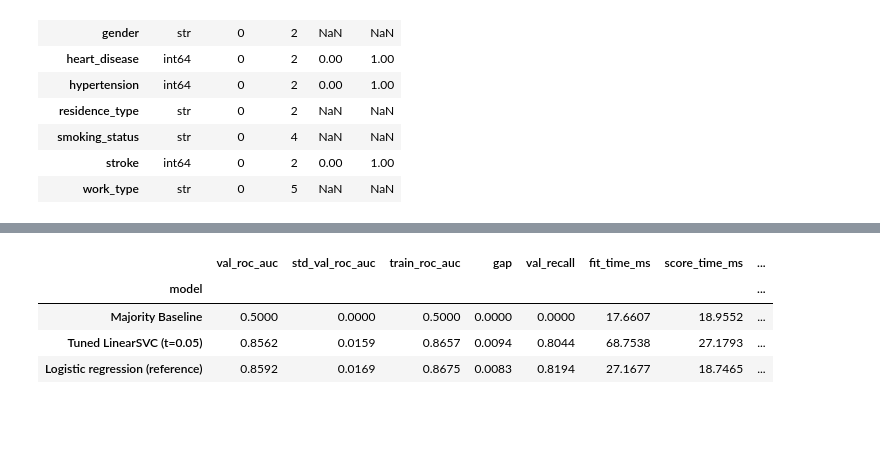
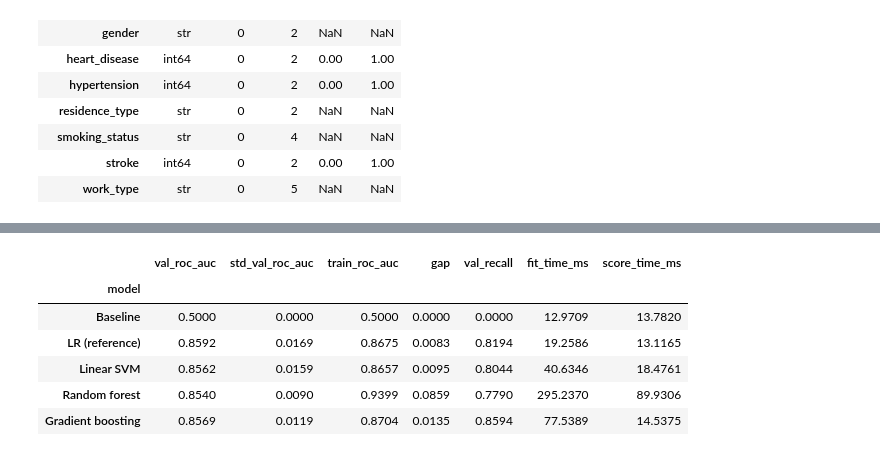
Before and after one commit to Lightfoot7/A.I.-Best-Team, a Jupyter notebook: Main (2).ipynb, the cells around one changed output, grey strips where cells are left out. Cells and saved outputs as stored; diff of their text form; code cells hidden in the pictures; blank space fills up the shorter version.

Commit message:
RF and GB in main, single models list and plots.

```diff
--- a/Main (2).ipynb
+++ b/Main (2).ipynb
@@ -674,29 +676,63 @@ def evaluate_model(name, model):
         "score_time_ms": r["score_time"].mean() * 1000,
         "val_roc_auc_folds": r["test_roc_auc"]}
 # %%
-# Just put tuned model + preprocessor.
+# Tuned pipelines
+# preprocessing (preprocess_flag) so they are compared eqally.
 
-rows = []
-baseline = Pipeline([("preprocess", preprocess_flag), ("model", DummyClassifier(strategy="prior"))])
-svm_pipe = Pipeline([
-    ("preprocess", preprocess_flag),
-    ("model", CalibratedClassifierCV(
-        LinearSVC(C=0.01, class_weight={0: 1, 1: 10}, penalty="l2", loss="hinge",
-                  dual=True, max_iter=10000),
-        method="sigmoid", cv=5)),
-])
-tunedLinearSVM = FixedThresholdClassifier(svm_pipe, threshold=0.05, response_method="predict_proba")
+def make_pipe(model):
+    """Shared preprocessing followed by the given model."""
+    return Pipeline([("preprocess", preprocess_flag), ("model", model)])
 
-rows.append(evaluate_model("Majority Baseline", baseline))
-# rows.append(evaluate_model("Tuned LinearSVC (t=0.05)", tunedLinearSVM)) George, you can add this to the table if you want
+class BalancedGB(GradientBoostingClassifier):
+    """Gradient boosting that gives stroke cases more weight.
+    GradientBoostingClassifier has no class_weight option, so balanced
+    sample weights are computed from the rows it is fitted on."""
+    def fit(self, X, y, sample_weight=None):
+        return super().fit(X, y, sample_weight=compute_sample_weight("balanced", y))
 
-lr = Pipeline([("preprocess", preprocess_flag), ("model", LogisticRegression(max_iter=3000, class_weight="balanced", random_state=0))])
+# Majority baseline
+baseline = make_pipe(DummyClassifier(strategy="prior"))
+
+# Logistic regression reference
+lr = make_pipe(LogisticRegression(max_iter=3000, class_weight="balanced", random_state=0))
 search = GridSearchCV(lr, {"model__C": np.logspace(-3, 3, 7)}, cv=cv, scoring=METRIC)
 search.fit(X_train, y_train)
-print("best C:", search.best_params_)
+print("LR best C:", search.best_params_)
 lr_best = search.best_estimator_
 
-rows.append(evaluate_model("Logistic regression (reference)", lr_best))
+# Linear SVM
+svm = LinearSVC(C=0.01, class_weight={0: 1, 1: 10}, loss="hinge", dual=True, max_iter=10000)
+svm_calibrated = make_pipe(CalibratedClassifierCV(svm, method="sigmoid", cv=5))
+svm_best = FixedThresholdClassifier(svm_calibrated, threshold=0.05, response_method="predict_proba")
 
-pd.DataFrame(rows).set_index("model").round(4)
+# Random forest
+rf_best = make_pipe(RandomForestClassifier(
+    n_estimators=200,
+    max_features=10,
+    min_samples_leaf=20,
+    class_weight="balanced",
+    random_state=0,
+    n_jobs=-1,
+))
+
+# Gradient boosting
+gb_best = make_pipe(BalancedGB(
+    n_estimators=50,
+    learning_rate=0.1,
+    max_depth=1,
+    random_state=0,
+))
+
+# Every tool below
+models = [
+    ("Baseline", baseline),
+    ("LR (reference)", lr_best),
+    ("Linear SVM", svm_best),
+    ("Random forest", rf_best),
+    ("Gradient boosting", gb_best),
+]
+
+# Cross-validated scores for every model
+rows = [evaluate_model(name, model) for name, model in models]
+pd.DataFrame(rows).set_index("model").drop(columns="val_roc_auc_folds").round(4)
 # %% [output]
@@ -704,5 +740,7 @@ best C: {'model__C': np.float64(0.01)}
-|  | val_roc_auc | std_val_roc_auc | train_roc_auc | gap | val_recall | fit_time_ms | score_time_ms | ... |
-| model |  |  |  |  |  |  |  | ... |
-| Majority Baseline | 0.5000 | 0.0000 | 0.5000 | 0.0000 | 0.0000 | 17.6607 | 18.9552 | ... |
-| Tuned LinearSVC (t=0.05) | 0.8562 | 0.0159 | 0.8657 | 0.0094 | 0.8044 | 68.7538 | 27.1793 | ... |
-| Logistic regression (reference) | 0.8592 | 0.0169 | 0.8675 | 0.0083 | 0.8194 | 27.1677 | 18.7465 | ... |
+|  | val_roc_auc | std_val_roc_auc | train_roc_auc | gap | val_recall | fit_time_ms | score_time_ms |
+| model |  |  |  |  |  |  |  |
+| Baseline | 0.5000 | 0.0000 | 0.5000 | 0.0000 | 0.0000 | 12.9709 | 13.7820 |
+| LR (reference) | 0.8592 | 0.0169 | 0.8675 | 0.0083 | 0.8194 | 19.2586 | 13.1165 |
+| Linear SVM | 0.8562 | 0.0159 | 0.8657 | 0.0095 | 0.8044 | 40.6346 | 18.4761 |
+| Random forest | 0.8540 | 0.0090 | 0.9399 | 0.0859 | 0.7790 | 295.2370 | 89.9306 |
+| Gradient boosting | 0.8569 | 0.0119 | 0.8704 | 0.0135 | 0.8594 | 77.5389 | 14.5375 |
```
Also changed, not shown: parts of 8 cells of this notebook.
